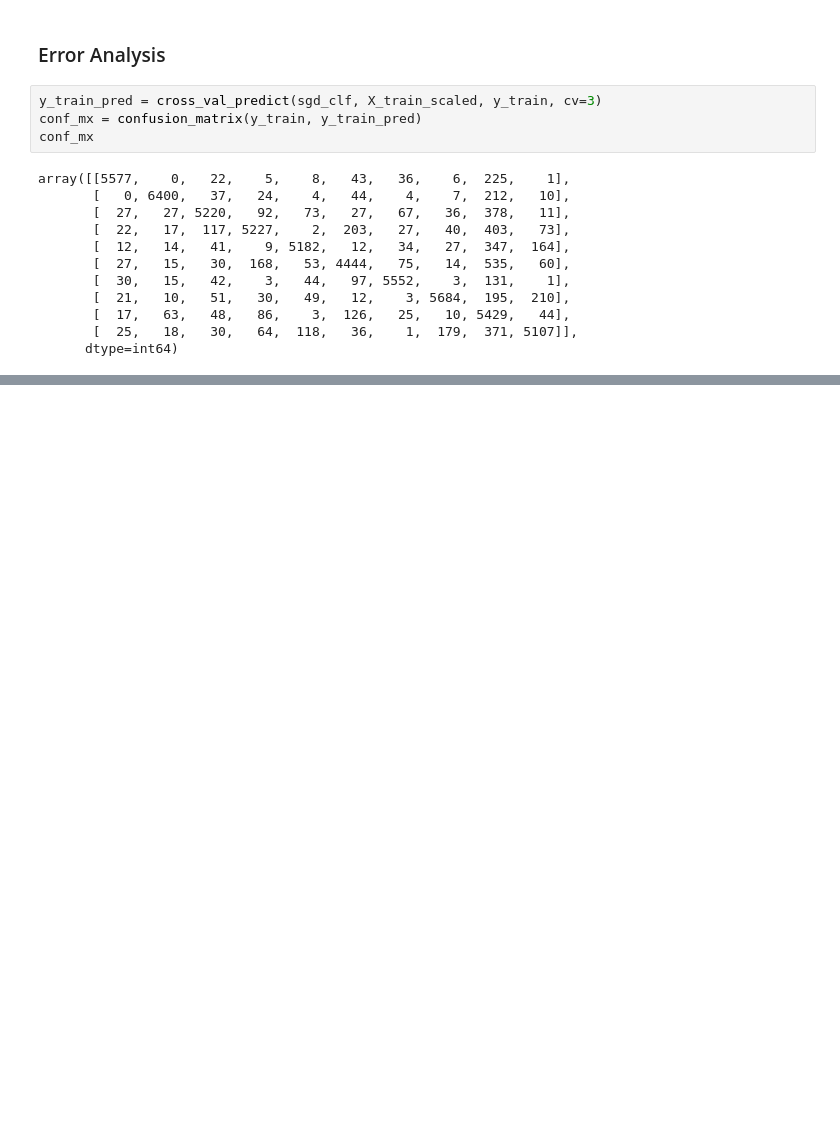
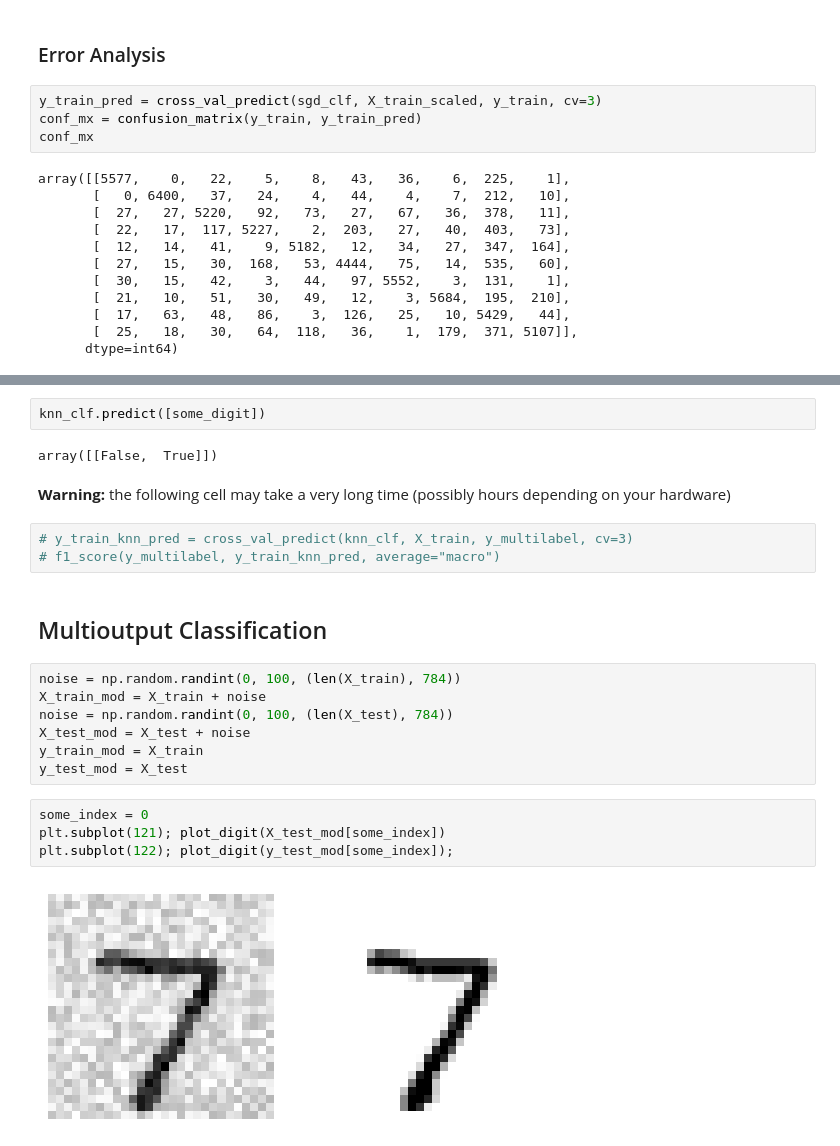
Before and after one commit to lawalsegun2025/hands_on_ml2, a Jupyter notebook: notebooks/03_classification.ipynb, the cells around one changed output, grey strips where cells are left out. Saved outputs shown, nothing was run; the diff lists cells and outputs as text; blank space fills up the shorter version.

```diff
--- a/notebooks/03_classification.ipynb
+++ b/notebooks/03_classification.ipynb
@@ -572,0 +562,24 @@ array([[False,  True]])
+# %%
+knn_clf.predict([some_digit])
+# %% [output]
+array([[False,  True]])
+# %% [markdown]
+**Warning:** the following cell may take a very long time (possibly hours depending on your hardware)
+# %%
+# y_train_knn_pred = cross_val_predict(knn_clf, X_train, y_multilabel, cv=3)
+# f1_score(y_multilabel, y_train_knn_pred, average="macro")
+# %% [markdown]
+## Multioutput Classification
+# %%
+noise = np.random.randint(0, 100, (len(X_train), 784))
+X_train_mod = X_train + noise
+noise = np.random.randint(0, 100, (len(X_test), 784))
+X_test_mod = X_test + noise
+y_train_mod = X_train
+y_test_mod = X_test
+# %%
+some_index = 0
+plt.subplot(121); plot_digit(X_test_mod[some_index])
+plt.subplot(122); plot_digit(y_test_mod[some_index]);
+# %% [output]
+[figure, added]
```
Also changed, not shown: parts of 23 cells of this notebook.
